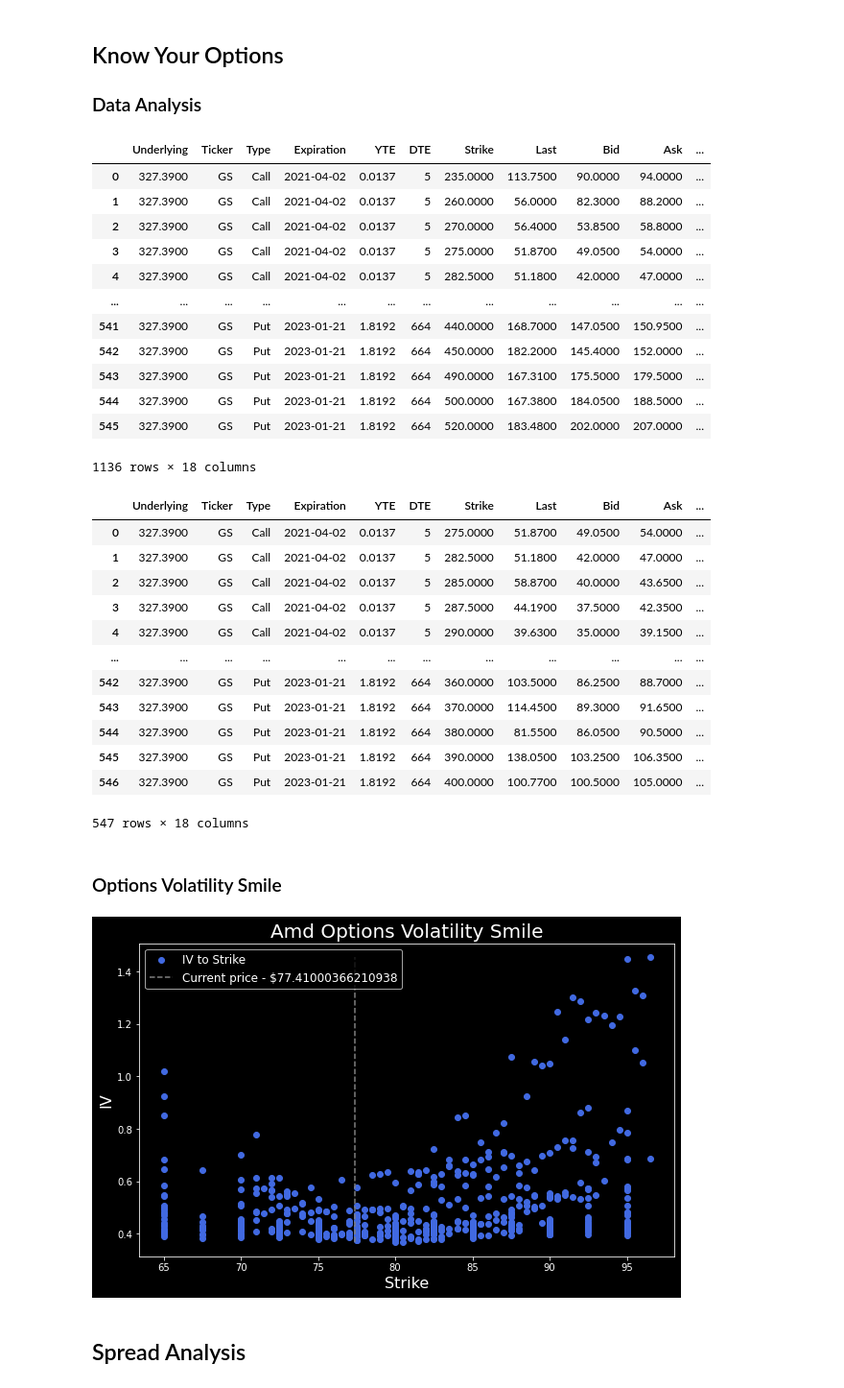
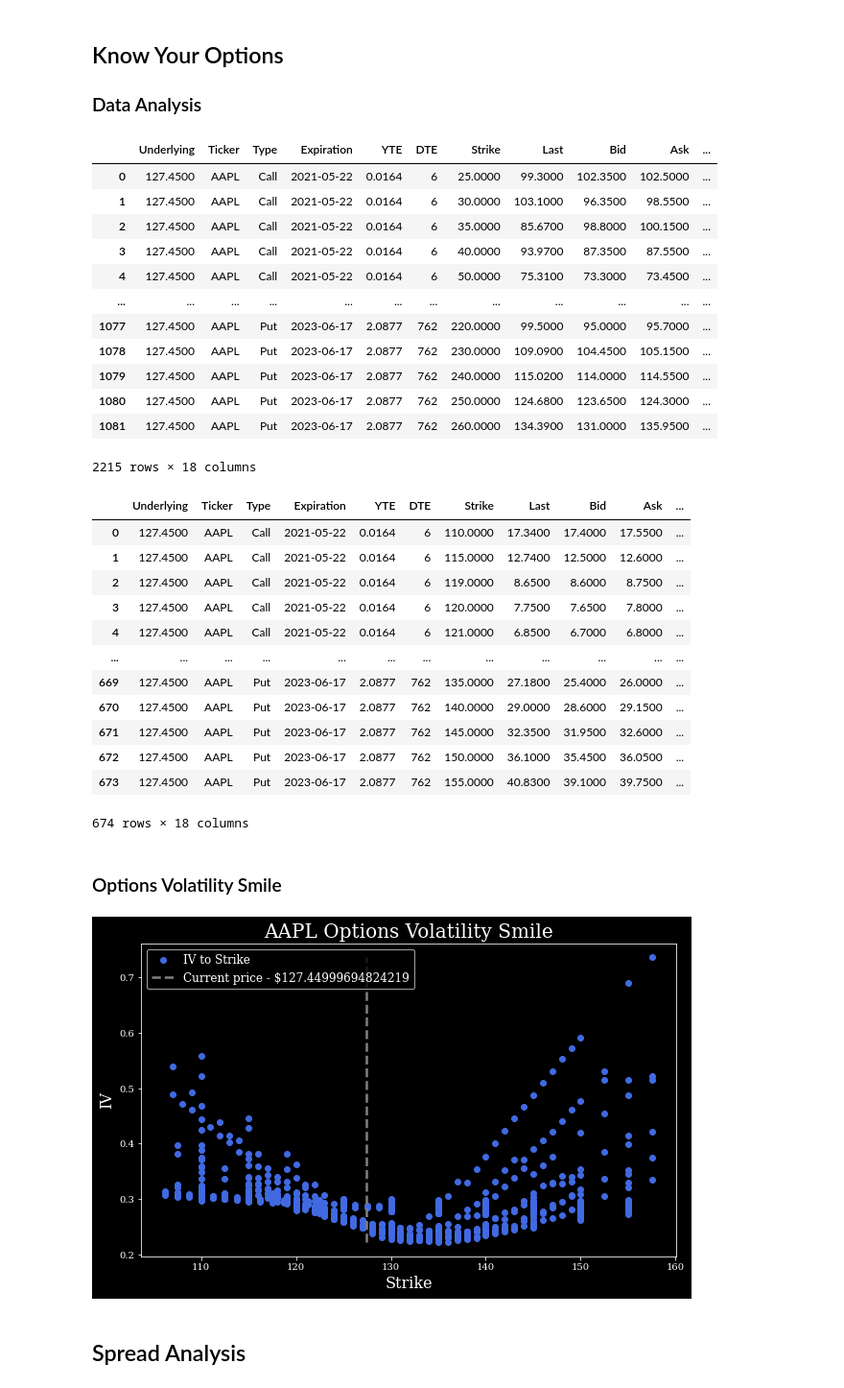
Before and after one commit to Moccazio/Medium, a Jupyter notebook: Know_Your_Options/Know_Your_Options.ipynb, the cells around one changed output. Shown at 96% size. Saved outputs shown, nothing was run; the diff lists cells and outputs as text; code cells hidden in the pictures.

```diff
--- a/Know_Your_Options/Know_Your_Options.ipynb
+++ b/Know_Your_Options/Know_Your_Options.ipynb
@@ -582,75 +582,75 @@ def know_your_options(ticker, option="Call"):
             options_ = options_.append(options, ignore_index=True)
     return  options_
 # %%
-data_c = know_your_options("GS", option="Call")
-data_p = know_your_options("GS", option="Put")
+data_c = know_your_options("AAPL", option="Call")
+data_p = know_your_options("AAPL", option="Put")
 data = pd.DataFrame().append(data_c).append(data_p)
 # %%
 data
 # %% [output]
 |  | Underlying | Ticker | Type | Expiration | YTE | DTE | Strike | Last | Bid | Ask | ... |
-| 0 | 327.3900 | GS | Call | 2021-04-02 | 0.0137 | 5 | 235.0000 | 113.7500 | 90.0000 | 94.0000 | ... |
-| 1 | 327.3900 | GS | Call | 2021-04-02 | 0.0137 | 5 | 260.0000 | 56.0000 | 82.3000 | 88.2000 | ... |
-| 2 | 327.3900 | GS | Call | 2021-04-02 | 0.0137 | 5 | 270.0000 | 56.4000 | 53.8500 | 58.8000 | ... |
-| 3 | 327.3900 | GS | Call | 2021-04-02 | 0.0137 | 5 | 275.0000 | 51.8700 | 49.0500 | 54.0000 | ... |
-| 4 | 327.3900 | GS | Call | 2021-04-02 | 0.0137 | 5 | 282.5000 | 51.1800 | 42.0000 | 47.0000 | ... |
+| 0 | 127.4500 | AAPL | Call | 2021-05-22 | 0.0164 | 6 | 25.0000 | 99.3000 | 102.3500 | 102.5000 | ... |
+| 1 | 127.4500 | AAPL | Call | 2021-05-22 | 0.0164 | 6 | 30.0000 | 103.1000 | 96.3500 | 98.5500 | ... |
+| 2 | 127.4500 | AAPL | Call | 2021-05-22 | 0.0164 | 6 | 35.0000 | 85.6700 | 98.8000 | 100.1500 | ... |
+| 3 | 127.4500 | AAPL | Call | 2021-05-22 | 0.0164 | 6 | 40.0000 | 93.9700 | 87.3500 | 87.5500 | ... |
+| 4 | 127.4500 | AAPL | Call | 2021-05-22 | 0.0164 | 6 | 50.0000 | 75.3100 | 73.3000 | 73.4500 | ... |
 | ... | ... | ... | ... | ... | ... | ... | ... | ... | ... | ... | ... |
-| 541 | 327.3900 | GS | Put | 2023-01-21 | 1.8192 | 664 | 440.0000 | 168.7000 | 147.0500 | 150.9500 | ... |
-| 542 | 327.3900 | GS | Put | 2023-01-21 | 1.8192 | 664 | 450.0000 | 182.2000 | 145.4000 | 152.0000 | ... |
-| 543 | 327.3900 | GS | Put | 2023-01-21 | 1.8192 | 664 | 490.0000 | 167.3100 | 175.5000 | 179.5000 | ... |
-| 544 | 327.3900 | GS | Put | 2023-01-21 | 1.8192 | 664 | 500.0000 | 167.3800 | 184.0500 | 188.5000 | ... |
-| 545 | 327.3900 | GS | Put | 2023-01-21 | 1.8192 | 664 | 520.0000 | 183.4800 | 202.0000 | 207.0000 | ... |
+| 1077 | 127.4500 | AAPL | Put | 2023-06-17 | 2.0877 | 762 | 220.0000 | 99.5000 | 95.0000 | 95.7000 | ... |
+| 1078 | 127.4500 | AAPL | Put | 2023-06-17 | 2.0877 | 762 | 230.0000 | 109.0900 | 104.4500 | 105.1500 | ... |
+| 1079 | 127.4500 | AAPL | Put | 2023-06-17 | 2.0877 | 762 | 240.0000 | 115.0200 | 114.0000 | 114.5500 | ... |
+| 1080 | 127.4500 | AAPL | Put | 2023-06-17 | 2.0877 | 762 | 250.0000 | 124.6800 | 123.6500 | 124.3000 | ... |
+| 1081 | 127.4500 | AAPL | Put | 2023-06-17 | 2.0877 | 762 | 260.0000 | 134.3900 | 131.0000 | 135.9500 | ... |
-1136 rows × 18 columns
+2215 rows × 18 columns
 # %%
 fbm_data = filter_by_moneyness(data)
 # %%
 fbm_data
 # %% [output]
 |  | Underlying | Ticker | Type | Expiration | YTE | DTE | Strike | Last | Bid | Ask | ... |
-| 0 | 327.3900 | GS | Call | 2021-04-02 | 0.0137 | 5 | 275.0000 | 51.8700 | 49.0500 | 54.0000 | ... |
-| 1 | 327.3900 | GS | Call | 2021-04-02 | 0.0137 | 5 | 282.5000 | 51.1800 | 42.0000 | 47.0000 | ... |
-| 2 | 327.3900 | GS | Call | 2021-04-02 | 0.0137 | 5 | 285.0000 | 58.8700 | 40.0000 | 43.6500 | ... |
-| 3 | 327.3900 | GS | Call | 2021-04-02 | 0.0137 | 5 | 287.5000 | 44.1900 | 37.5000 | 42.3500 | ... |
-| 4 | 327.3900 | GS | Call | 2021-04-02 | 0.0137 | 5 | 290.0000 | 39.6300 | 35.0000 | 39.1500 | ... |
+| 0 | 127.4500 | AAPL | Call | 2021-05-22 | 0.0164 | 6 | 110.0000 | 17.3400 | 17.4000 | 17.5500 | ... |
+| 1 | 127.4500 | AAPL | Call | 2021-05-22 | 0.0164 | 6 | 115.0000 | 12.7400 | 12.5000 | 12.6000 | ... |
+| 2 | 127.4500 | AAPL | Call | 2021-05-22 | 0.0164 | 6 | 119.0000 | 8.6500 | 8.6000 | 8.7500 | ... |
+| 3 | 127.4500 | AAPL | Call | 2021-05-22 | 0.0164 | 6 | 120.0000 | 7.7500 | 7.6500 | 7.8000 | ... |
+| 4 | 127.4500 | AAPL | Call | 2021-05-22 | 0.0164 | 6 | 121.0000 | 6.8500 | 6.7000 | 6.8000 | ... |
 | ... | ... | ... | ... | ... | ... | ... | ... | ... | ... | ... | ... |
-| 542 | 327.3900 | GS | Put | 2023-01-21 | 1.8192 | 664 | 360.0000 | 103.5000 | 86.2500 | 88.7000 | ... |
-| 543 | 327.3900 | GS | Put | 2023-01-21 | 1.8192 | 664 | 370.0000 | 114.4500 | 89.3000 | 91.6500 | ... |
-| 544 | 327.3900 | GS | Put | 2023-01-21 | 1.8192 | 664 | 380.0000 | 81.5500 | 86.0500 | 90.5000 | ... |
-| 545 | 327.3900 | GS | Put | 2023-01-21 | 1.8192 | 664 | 390.0000 | 138.0500 | 103.2500 | 106.3500 | ... |
-| 546 | 327.3900 | GS | Put | 2023-01-21 | 1.8192 | 664 | 400.0000 | 100.7700 | 100.5000 | 105.0000 | ... |
+| 669 | 127.4500 | AAPL | Put | 2023-06-17 | 2.0877 | 762 | 135.0000 | 27.1800 | 25.4000 | 26.0000 | ... |
+| 670 | 127.4500 | AAPL | Put | 2023-06-17 | 2.0877 | 762 | 140.0000 | 29.0000 | 28.6000 | 29.1500 | ... |
+| 671 | 127.4500 | AAPL | Put | 2023-06-17 | 2.0877 | 762 | 145.0000 | 32.3500 | 31.9500 | 32.6000 | ... |
+| 672 | 127.4500 | AAPL | Put | 2023-06-17 | 2.0877 | 762 | 150.0000 | 36.1000 | 35.4500 | 36.0500 | ... |
+| 673 | 127.4500 | AAPL | Put | 2023-06-17 | 2.0877 | 762 | 155.0000 | 40.8300 | 39.1000 | 39.7500 | ... |
-547 rows × 18 columns
+674 rows × 18 columns
 # %% [markdown]
 ### Options Volatility Smile
 # %%
 import datetime
 import re
 import pandas as pd
 import QuantLib as ql
 import pandas as pd
 import numpy as np
 import yfinance as yf
 from yahoo_fin.stock_info import get_quote_table
 from pylab import plt
 plt.style.use('dark_background')
 
 options_df = fbm_data
 
 curr_price_ = options_df.iloc[0,0]
 plt.figure(figsize=(10, 6))
 plt.scatter(options_df.Strike, options_df.IV, label='IV to Strike', \
             c='royalblue')
 plt.vlines(curr_price_, options_df.IV.min(), \
            options_df.IV.max(), \
            label='Current price - ${}'.format(curr_price_), \
            linestyles='--', colors='gray')
 plt.xlabel('Strike',fontsize=16)
 plt.ylabel('IV',fontsize=16)
-plt.title('Amd Options Volatility Smile',fontsize=20 )
+plt.title('AAPL Options Volatility Smile',fontsize=20 )
 plt.legend(fontsize='large')
-plt.savefig('Amd Options.jpg', dpi=300)
+plt.savefig('plots/AAPL Options.jpg', dpi=300)
 plt.show()
 # %% [output]
-[figure, old version]
+[figure, new version]
 # %% [markdown]
 ## Spread Analysis
 # %%
```
Also changed, not shown: parts of 4 cells of this notebook.
